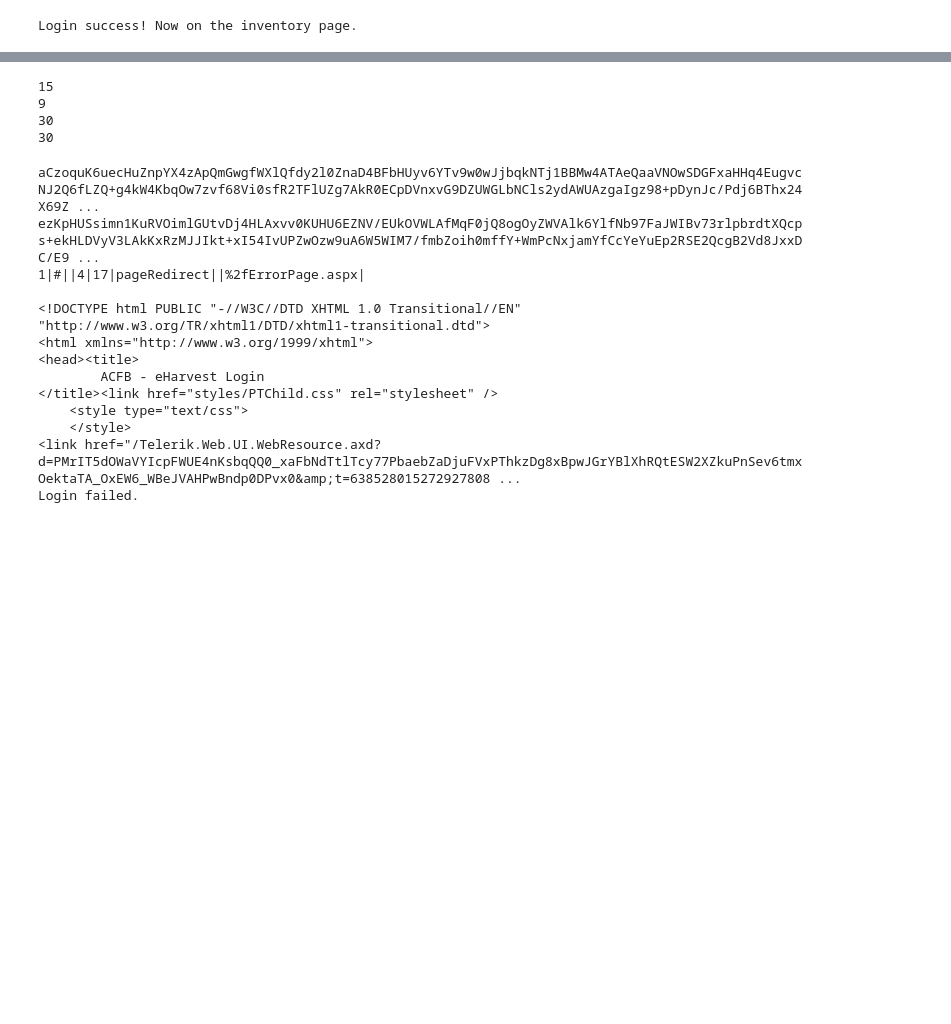
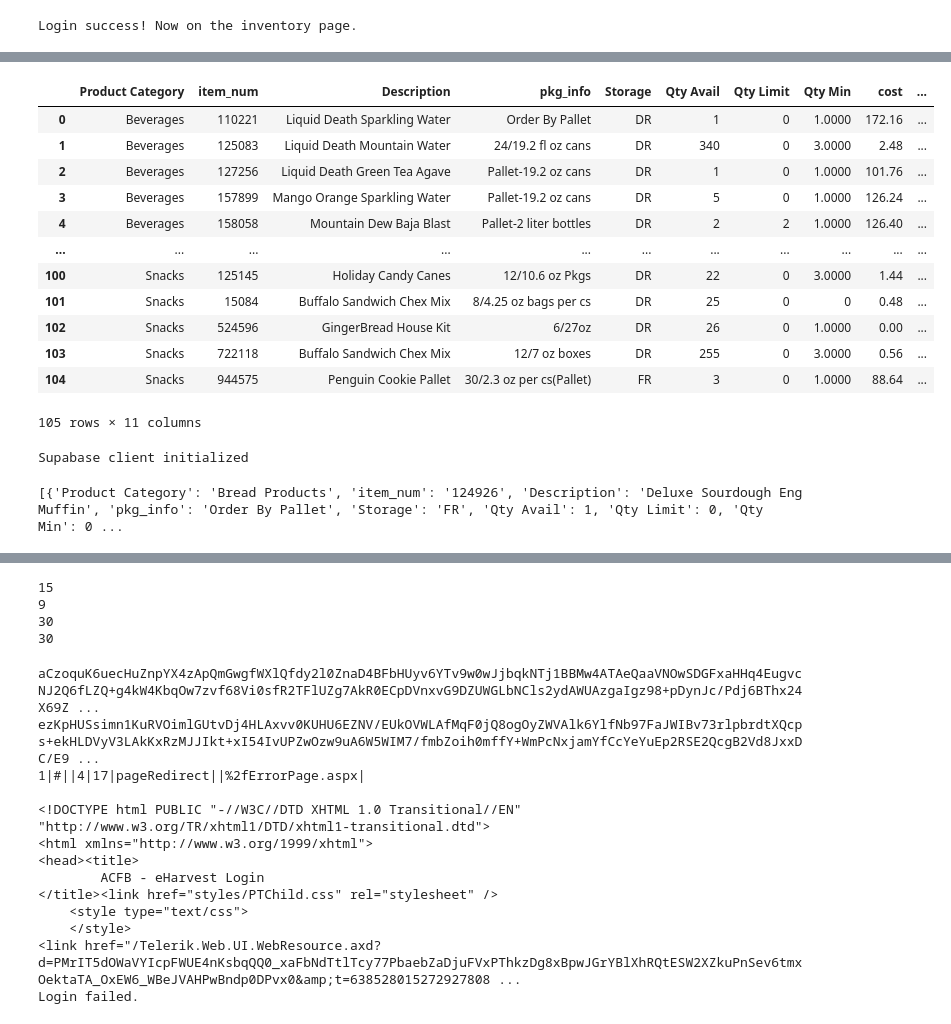
Before and after one commit to xufaith/NMOW-Senior-Design, a Jupyter notebook: Atl_FoodBank.ipynb, the cells around one changed output, grey strips where cells are left out. Cells and saved outputs as stored; diff of their text form; code cells hidden in the pictures; blank space fills up the shorter version.

```diff
--- a/Atl_FoodBank.ipynb
+++ b/Atl_FoodBank.ipynb
@@ -111,0 +112,18 @@ df
+# %%
+# Rename column names to match database
+df.rename(columns={'$': 'cost', 'Cs/Pallet': 'cs_per_pallet', 'Item #': 'item_num', 'Pkg. Info': 'pkg_info'}, inplace=True)
+df
+# %% [output]
+|  | Product Category | item_num | Description | pkg_info | Storage | Qty Avail | Qty Limit | Qty Min | cost | ... |
+| 0 | Beverages | 110221 | Liquid Death Sparkling Water | Order By Pallet | DR | 1 | 0 | 1.0000 | 172.16 | ... |
+| 1 | Beverages | 125083 | Liquid Death Mountain Water | 24/19.2 fl oz cans | DR | 340 | 0 | 3.0000 | 2.48 | ... |
+| 2 | Beverages | 127256 | Liquid Death Green Tea Agave | Pallet-19.2 oz cans | DR | 1 | 0 | 1.0000 | 101.76 | ... |
+| 3 | Beverages | 157899 | Mango Orange Sparkling Water | Pallet-19.2 oz cans | DR | 5 | 0 | 1.0000 | 126.24 | ... |
+| 4 | Beverages | 158058 | Mountain Dew Baja Blast | Pallet-2 liter bottles | DR | 2 | 2 | 1.0000 | 126.40 | ... |
+| ... | ... | ... | ... | ... | ... | ... | ... | ... | ... | ... |
+| 100 | Snacks | 125145 | Holiday Candy Canes | 12/10.6 oz Pkgs | DR | 22 | 0 | 3.0000 | 1.44 | ... |
+| 101 | Snacks | 15084 | Buffalo Sandwich Chex Mix | 8/4.25 oz bags per cs | DR | 25 | 0 | 0 | 0.48 | ... |
+| 102 | Snacks | 524596 | GingerBread House Kit | 6/27oz | DR | 26 | 0 | 1.0000 | 0.00 | ... |
+| 103 | Snacks | 722118 | Buffalo Sandwich Chex Mix | 12/7 oz boxes | DR | 255 | 0 | 3.0000 | 0.56 | ... |
+| 104 | Snacks | 944575 | Penguin Cookie Pallet | 30/2.3 oz per cs(Pallet) | FR | 3 | 0 | 1.0000 | 88.64 | ... |
+105 rows × 11 columns
@@ -111,0 +155,23 @@ df
+# %%
+# Import supabase and establish connection
+from supabase import create_client, Client
+
+# Supabase credentials
+supabase_url = 'https://atmafjrxijoqjphoclzo.supabase.co'
+supabase_key = 'eyJhbGciOiJIUzI1NiIsInR5cCI6IkpXVCJ9.eyJpc3MiOiJzdXBhYmFzZSIsInJlZiI6ImF0bWFmanJ4aWpvcWpwaG9jbHpvIiwicm9sZSI6ImFub24iLCJpYXQiOjE3MzgyNjMxNDAsImV4cCI6MjA1MzgzOTE0MH0.UDfIVdt4hWaIzujfJeRZhXDgoeMe8CjnGdy6Az6aIrc'
+
+# Initialize the Supabase client
+supabase: Client = create_client(supabase_url, supabase_key)
+print("Supabase client initialized")
+# %% [output]
+Supabase client initialized
+# %%
+# Convert NaN values to None (JSON-friendly)
+df= df.where(pd.notna(df), None)
+
+# Convert dataframe to list of dictionaries to prepare for Supabase
+hist_records = df.to_dict(orient='records')
+
+print(hist_records)
+# %% [output]
+[{'Product Category': 'Bread Products', 'item_num': '124926', 'Description': 'Deluxe Sourdough Eng Muffin', 'pkg_info': 'Order By Pallet', 'Storage': 'FR', 'Qty Avail': 1, 'Qty Limit': 0, 'Qty Min': 0 ...
```
Also changed, not shown: parts of 9 cells of this notebook.
